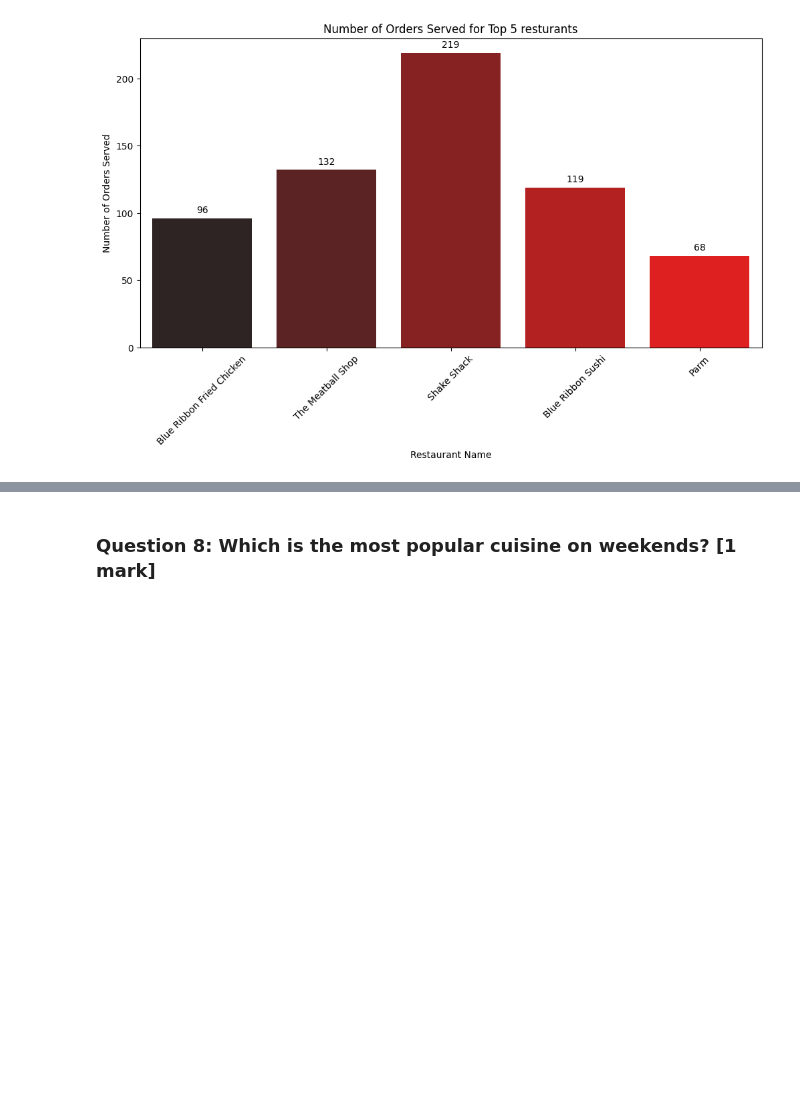
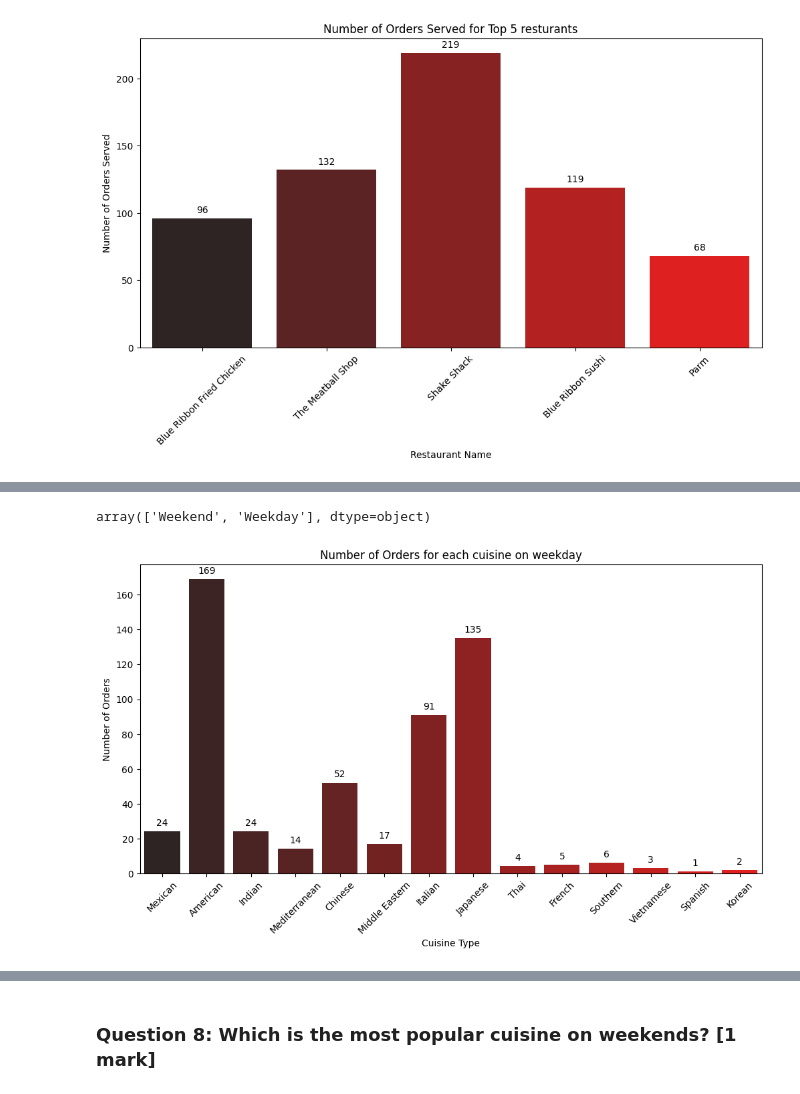
Before and after one commit to Rajesh2015/FoodHub-Data-Analysis, a Jupyter notebook: FoodHub-EDA.ipynb, the cells around one changed output, grey strips where cells are left out. Drawn from its saved outputs; the diff is of its cells as text; code cells hidden in the pictures; blank space fills up the shorter version.

```diff
--- a/FoodHub-EDA.ipynb
+++ b/FoodHub-EDA.ipynb
@@ -384,0 +400,13 @@ plt.show()
+# %%
+food_df.day_of_the_week.unique()
+# %% [output]
+array(['Weekend', 'Weekday'], dtype=object)
+# %%
+weekday_df=food_df[food_df['day_of_the_week']=='Weekday']
+Weekend_df=food_df[food_df['day_of_the_week']=='Weekend']
+# %%
+n=food_df.cuisine_type.nunique()
+drawcountPlot(df=weekday_df,x='cuisine_type',n=n,xlabel='Cuisine Type',ylabel='Number of Orders',title=f'Number of Orders for each cuisine on weekday',isTop=True,hue='cuisine_type')
+plt.show()
+# %% [output]
+[figure, added]
```
Also changed, not shown: parts of 33 cells of this notebook.
